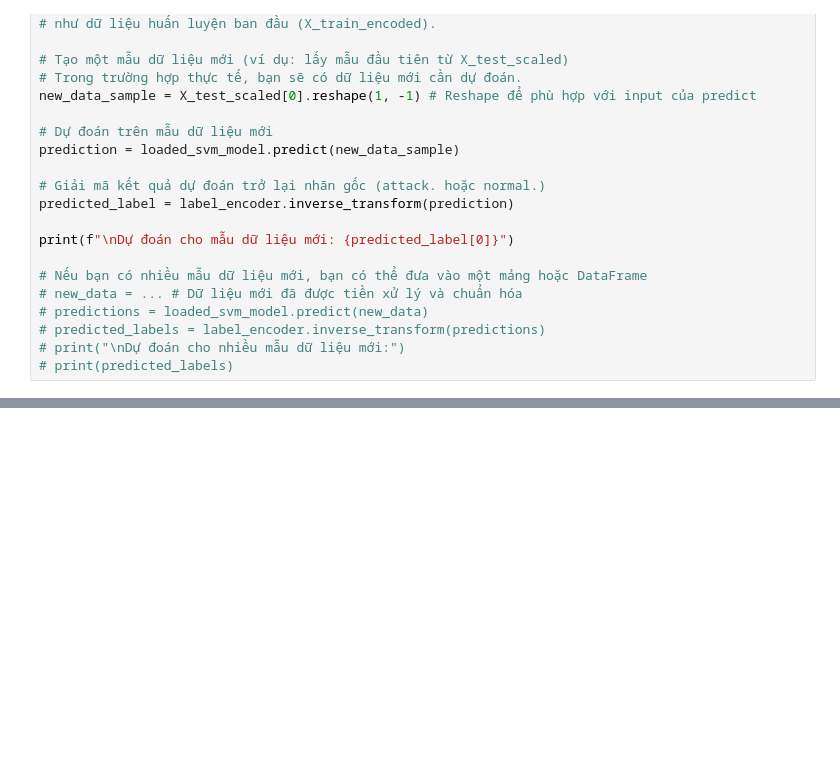
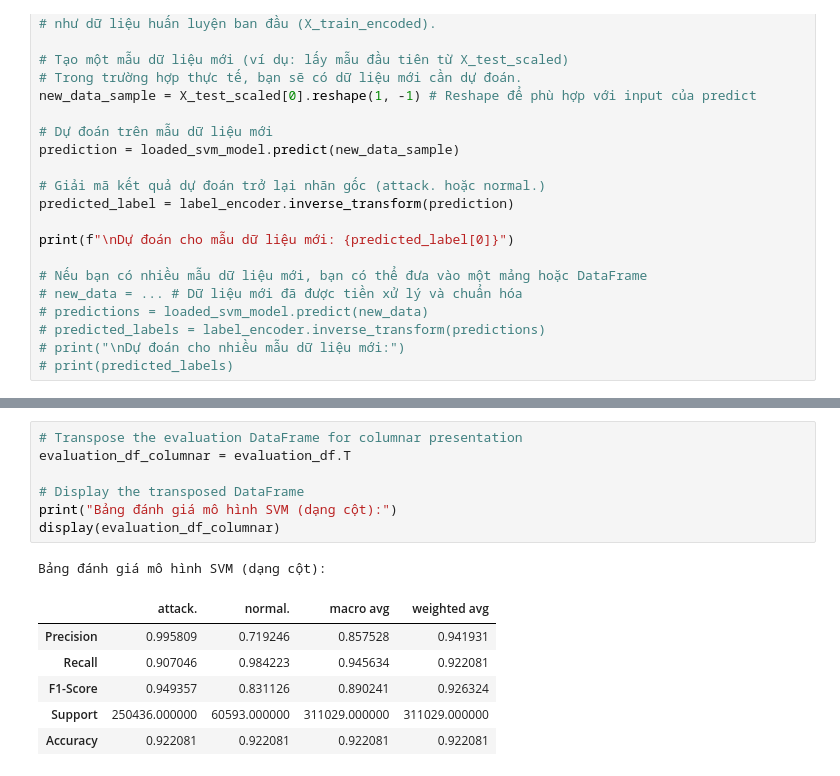
Before and after one commit to trunghn2003/tttnthaythoa, a Jupyter notebook: svm_nsl_kdd.ipynb, the cells around one changed output, grey strips where cells are left out. Saved outputs shown, nothing was run; the diff lists cells and outputs as text; blank space fills up the shorter version.

```diff
--- a/svm_nsl_kdd.ipynb
+++ b/svm_nsl_kdd.ipynb
@@ -495,0 +621,15 @@ print(classification_report(y_test_encoded, y_pred_rus_on_smote_scaled_test, tar
+# %%
+# Transpose the evaluation DataFrame for columnar presentation
+evaluation_df_columnar = evaluation_df.T
+
+# Display the transposed DataFrame
+print("Bảng đánh giá mô hình SVM (dạng cột):")
+display(evaluation_df_columnar)
+# %% [output]
+Bảng đánh giá mô hình SVM (dạng cột):
+|  | attack. | normal. | macro avg | weighted avg |
+| Precision | 0.995809 | 0.719246 | 0.857528 | 0.941931 |
+| Recall | 0.907046 | 0.984223 | 0.945634 | 0.922081 |
+| F1-Score | 0.949357 | 0.831126 | 0.890241 | 0.926324 |
+| Support | 250436.000000 | 60593.000000 | 311029.000000 | 311029.000000 |
+| Accuracy | 0.922081 | 0.922081 | 0.922081 | 0.922081 |
```
Also changed, not shown: parts of 13 cells of this notebook.
